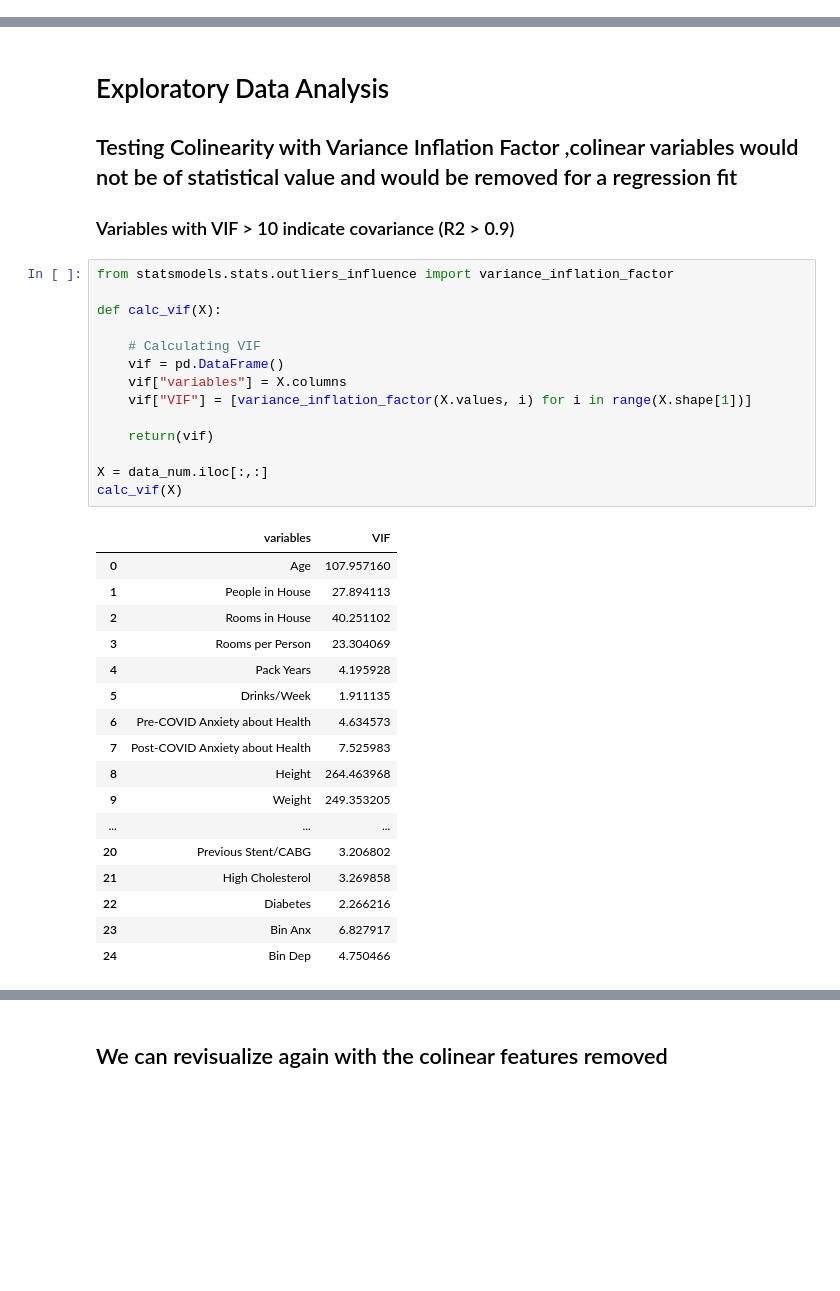
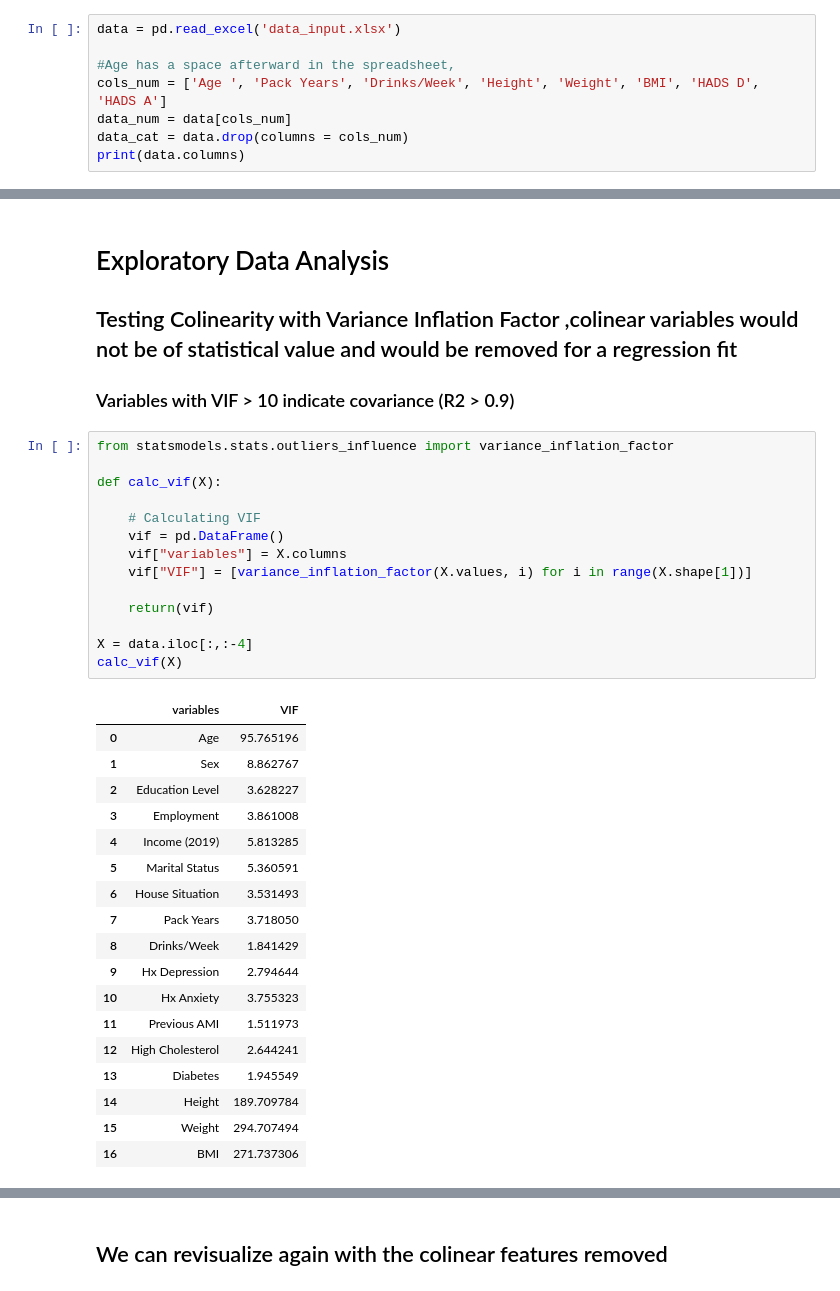
Before and after one commit to ricky-hu/wamida, a Jupyter notebook: stats.ipynb, the cells around one changed output, grey strips where cells are left out. Saved outputs shown, nothing was run; the diff lists cells and outputs as text; blank space fills up the shorter version.

```diff
--- a/stats.ipynb
+++ b/stats.ipynb
@@ -51,0 +45,8 @@ print(data_num.shape)
+# %%
+data = pd.read_excel('data_input.xlsx')
+
+#Age has a space afterward in the spreadsheet,
+cols_num = ['Age ', 'Pack Years', 'Drinks/Week', 'Height', 'Weight', 'BMI', 'HADS D', 'HADS A']
+data_num = data[cols_num]
+data_cat = data.drop(columns = cols_num)
+print(data.columns)
@@ -58,33 +66,34 @@ print(data_num.shape)
 # %%
 from statsmodels.stats.outliers_influence import variance_inflation_factor
 
 def calc_vif(X):
 
     # Calculating VIF
     vif = pd.DataFrame()
     vif["variables"] = X.columns
     vif["VIF"] = [variance_inflation_factor(X.values, i) for i in range(X.shape[1])]
 
     return(vif)
 
-X = data_num.iloc[:,:]
+X = data.iloc[:,:-4]
 calc_vif(X)
 # %% [output]
 |  | variables | VIF |
-| 0 | Age | 107.957160 |
-| 1 | People in House | 27.894113 |
-| 2 | Rooms in House | 40.251102 |
-| 3 | Rooms per Person | 23.304069 |
-| 4 | Pack Years | 4.195928 |
-| 5 | Drinks/Week | 1.911135 |
-| 6 | Pre-COVID Anxiety about Health | 4.634573 |
-| 7 | Post-COVID Anxiety about Health | 7.525983 |
-| 8 | Height | 264.463968 |
-| 9 | Weight | 249.353205 |
-| ... | ... | ... |
-| 20 | Previous Stent/CABG | 3.206802 |
-| 21 | High Cholesterol | 3.269858 |
-| 22 | Diabetes | 2.266216 |
-| 23 | Bin Anx | 6.827917 |
-| 24 | Bin Dep | 4.750466 |
+| 0 | Age | 95.765196 |
+| 1 | Sex | 8.862767 |
+| 2 | Education Level | 3.628227 |
+| 3 | Employment | 3.861008 |
+| 4 | Income (2019) | 5.813285 |
+| 5 | Marital Status | 5.360591 |
+| 6 | House Situation | 3.531493 |
+| 7 | Pack Years | 3.718050 |
+| 8 | Drinks/Week | 1.841429 |
+| 9 | Hx Depression | 2.794644 |
+| 10 | Hx Anxiety | 3.755323 |
+| 11 | Previous AMI | 1.511973 |
+| 12 | High Cholesterol | 2.644241 |
+| 13 | Diabetes | 1.945549 |
+| 14 | Height | 189.709784 |
+| 15 | Weight | 294.707494 |
+| 16 | BMI | 271.737306 |
 # %% [markdown]
```
Also changed, not shown: parts of 36 cells of this notebook.
